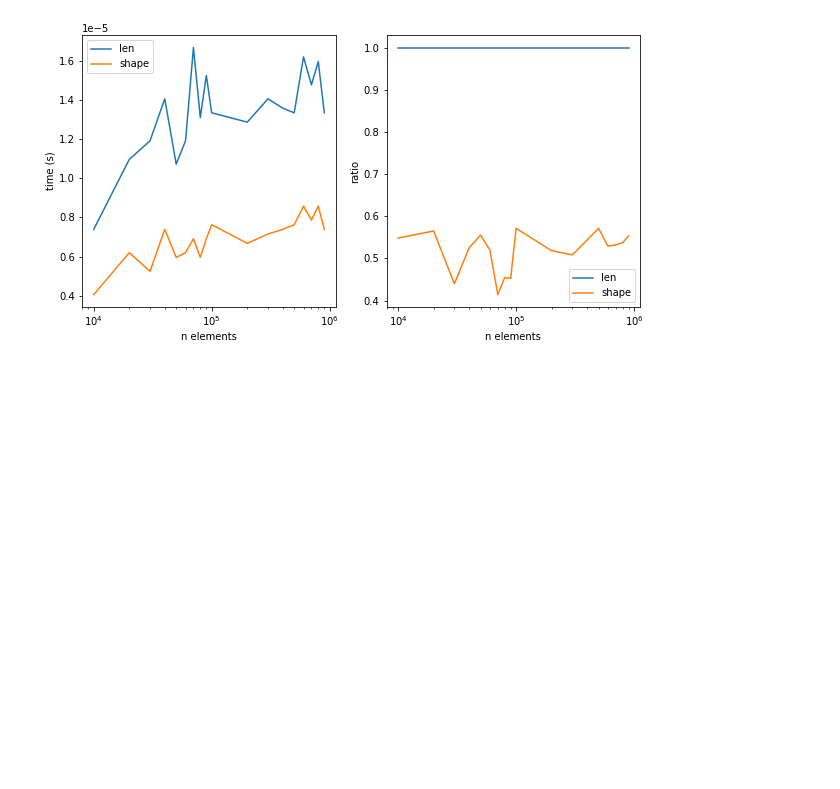
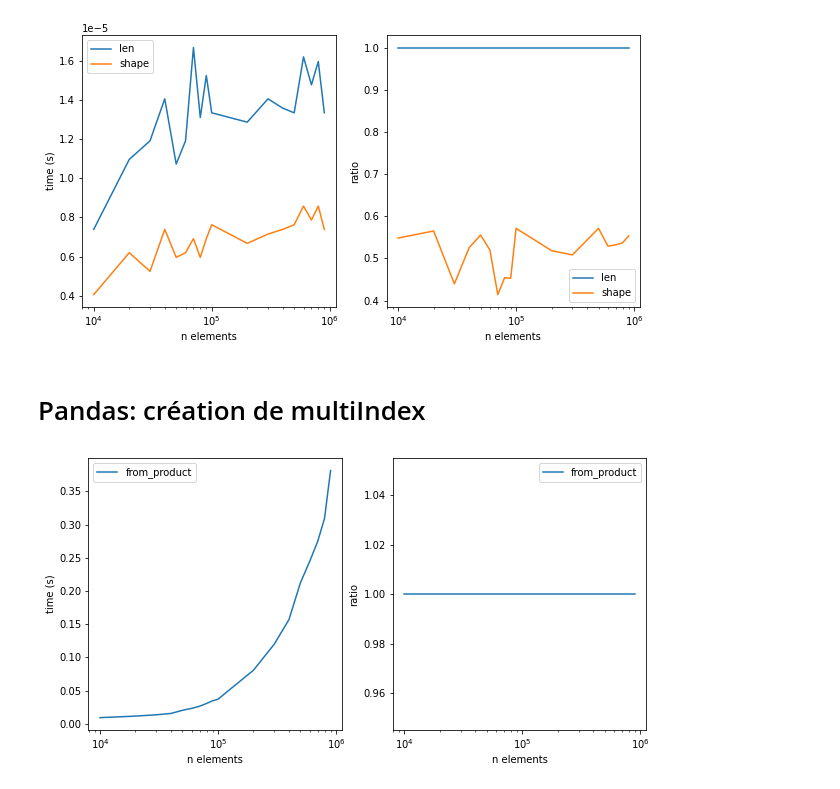
Before and after one commit to JohnnyChen765/test_python, a Jupyter notebook: python_test.ipynb, the cells around one changed output. Drawn from its saved outputs; the diff is of its cells as text; code cells hidden in the pictures; blank space fills up the shorter version.

```diff
--- a/python_test.ipynb
+++ b/python_test.ipynb
@@ -266,3 +266,16 @@ plot_test([10 * 1000, 1000 * 1000],
 )
 # %% [output]
 [figure]
+# %% [markdown]
+# Pandas: création de multiIndex
+# %%
+moment = ["Morning", "Afternoon"]
+dico_task = {
+    "from_product": lambda data: pd.MultiIndex.from_product([data, moment])
+}
+plot_test([10 * 1000, 1000 * 1000],
+    dico_task=dico_task,
+    create_data_func=lambda n: [i for i in range(n)]
+)
+# %% [output]
+[figure, added]
```
Also changed, not shown: parts of 1 cell of this notebook.
